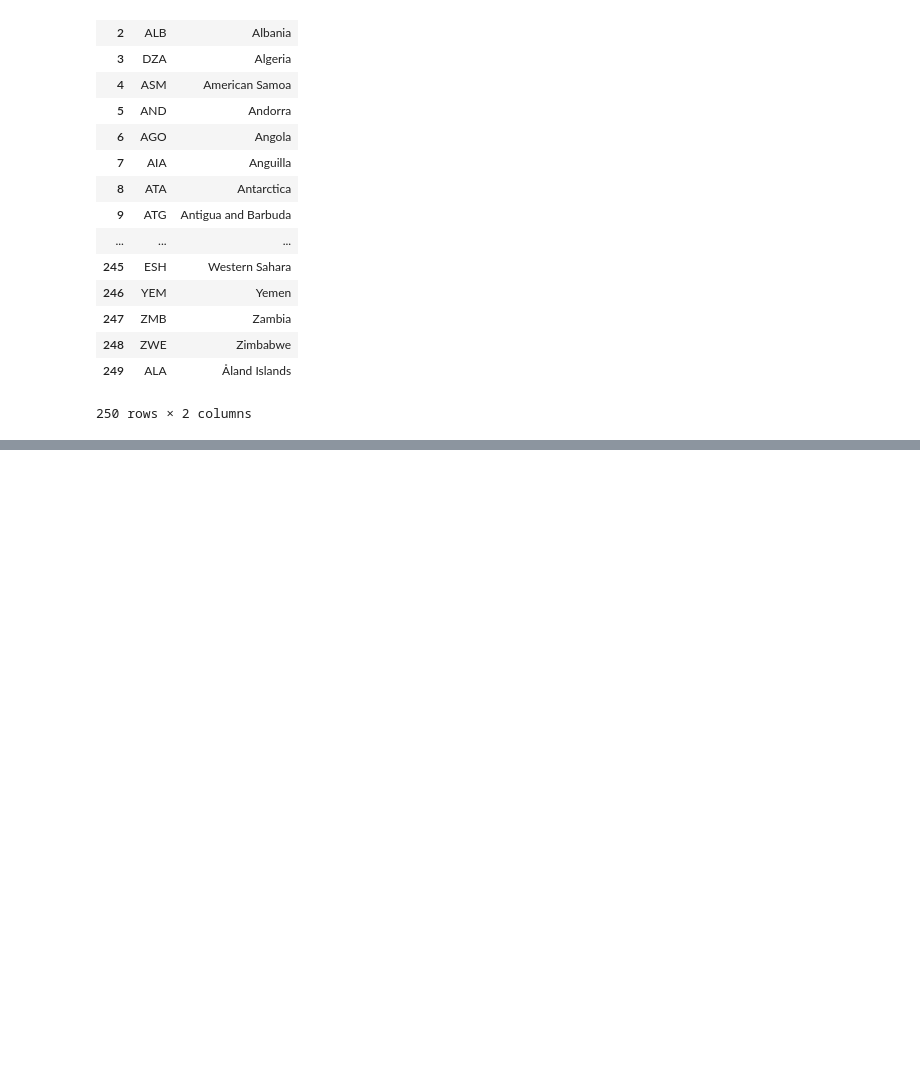
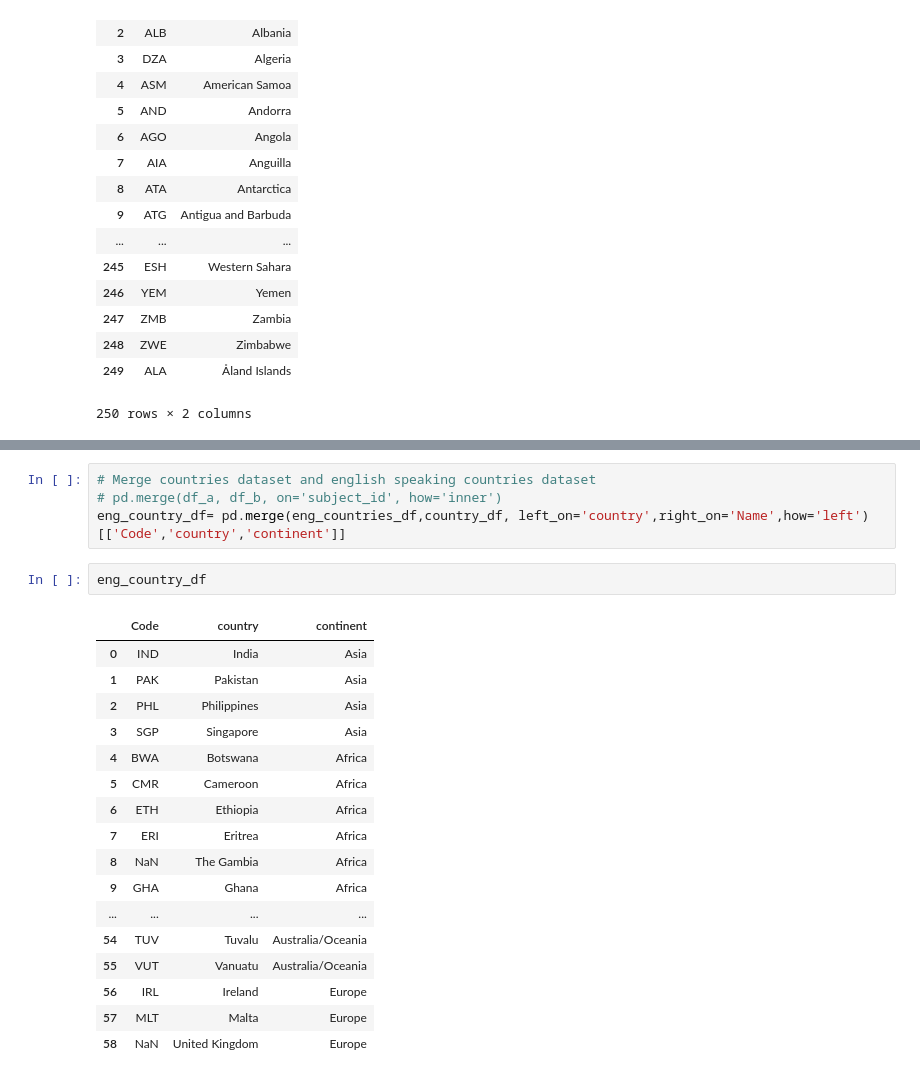
Before and after one commit to annamalaig/DSGroupProject, a Jupyter notebook: SparkFunds_CS.ipynb, the cells around one changed output, grey strips where cells are left out. Drawn from its saved outputs; the diff is of its cells as text; blank space fills up the shorter version.

Commit message:
Data frames loaded - Ver 2.0
nglish speaking coutry/companies list possible now.

```diff
--- a/SparkFunds_CS.ipynb
+++ b/SparkFunds_CS.ipynb
@@ -171,0 +317,24 @@ country_df[['Code','Name']]
+# %%
+# Merge countries dataset and english speaking countries dataset
+# pd.merge(df_a, df_b, on='subject_id', how='inner')
+eng_country_df= pd.merge(eng_countries_df,country_df, left_on='country',right_on='Name',how='left')[['Code','country','continent']]
+# %%
+eng_country_df
+# %% [output]
+|  | Code | country | continent |
+| 0 | IND | India | Asia |
+| 1 | PAK | Pakistan | Asia |
+| 2 | PHL | Philippines | Asia |
+| 3 | SGP | Singapore | Asia |
+| 4 | BWA | Botswana | Africa |
+| 5 | CMR | Cameroon | Africa |
+| 6 | ETH | Ethiopia | Africa |
+| 7 | ERI | Eritrea | Africa |
+| 8 | NaN | The Gambia | Africa |
+| 9 | GHA | Ghana | Africa |
+| ... | ... | ... | ... |
+| 54 | TUV | Tuvalu | Australia/Oceania |
+| 55 | VUT | Vanuatu | Australia/Oceania |
+| 56 | IRL | Ireland | Europe |
+| 57 | MLT | Malta | Europe |
+| 58 | NaN | United Kingdom | Europe |
```
Also changed, not shown: parts of 11 cells of this notebook.
